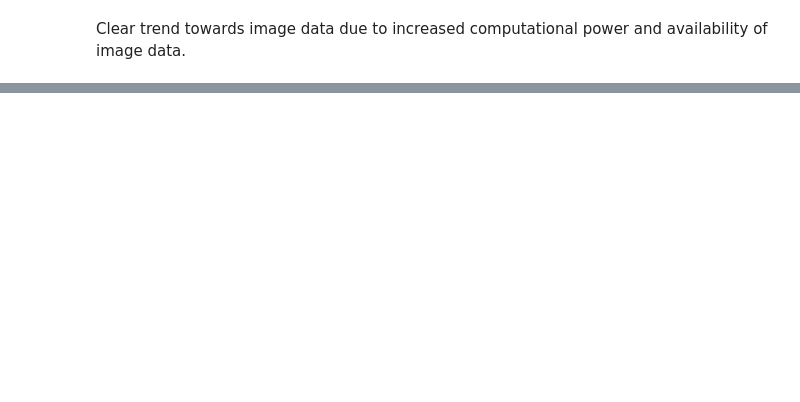
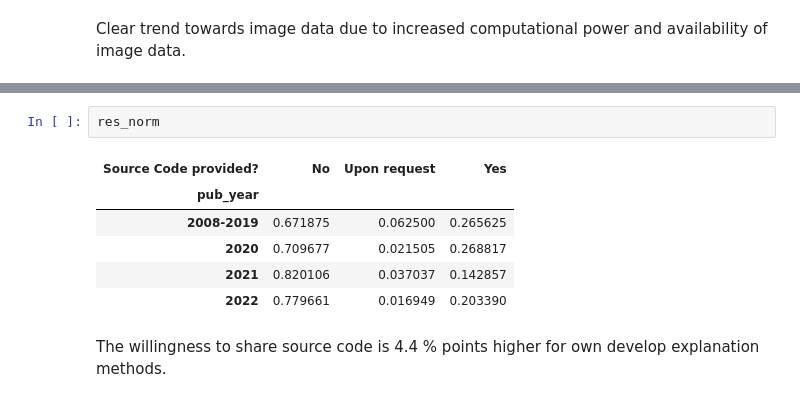
Before and after one commit to joa24jm/literature_review, a Jupyter notebook: src/01_analyse_full_screening_answers.ipynb, the cells around one changed output, grey strips where cells are left out. Cells and saved outputs as stored; diff of their text form; blank space fills up the shorter version.

```diff
--- a/src/01_analyse_full_screening_answers.ipynb
+++ b/src/01_analyse_full_screening_answers.ipynb
@@ -307,0 +333,11 @@ Clear trend towards image data due to increased computational power and availabi
+# %%
+res_norm
+# %% [output]
+| Source Code provided? | No | Upon request | Yes |
+| pub_year |  |  |  |
+| 2008-2019 | 0.671875 | 0.062500 | 0.265625 |
+| 2020 | 0.709677 | 0.021505 | 0.268817 |
+| 2021 | 0.820106 | 0.037037 | 0.142857 |
+| 2022 | 0.779661 | 0.016949 | 0.203390 |
+# %% [markdown]
+The willingness to share source code is 4.4 % points higher for own develop explanation methods.
```
Also changed, not shown: parts of 12 cells of this notebook, 2 other files.
